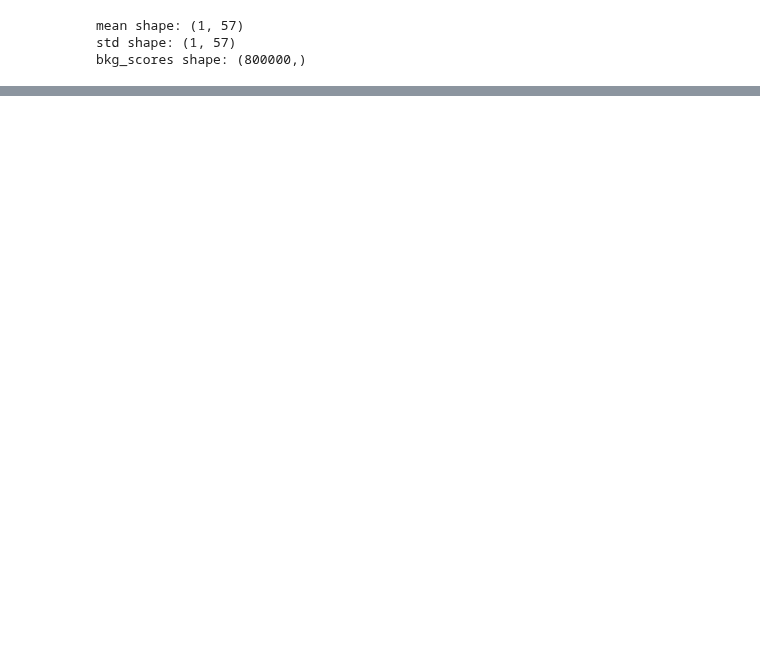
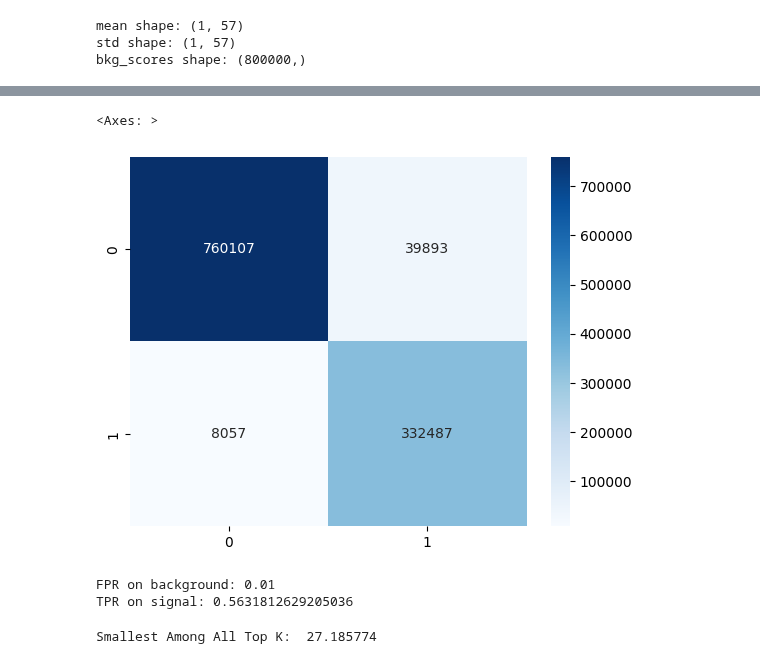
Before and after one commit to Muhammad-Ali-Murad10/lhc-anomaly-detection, a Jupyter notebook: CERN_Research_Colab_Code.ipynb, the cells around one changed output, grey strips where cells are left out. Saved outputs shown, nothing was run; the diff lists cells and outputs as text; code cells hidden in the pictures; blank space fills up the shorter version.

```diff
--- a/CERN_Research_Colab_Code.ipynb
+++ b/CERN_Research_Colab_Code.ipynb
@@ -354,0 +392,23 @@ The anomaly threshold, set at the 99.9th percentile of `bkg_scores`, is 8.4339.
+# %%
+import numpy as np
+from sklearn.metrics import precision_recall_curve
+
+precision, recall, thresholds = precision_recall_curve(y_true, scores)
+
+prec_aligned = precision[:-1]
+rec_aligned = recall[:-1]
+f1_scores = 2 * (prec_aligned * rec_aligned) / (prec_aligned + rec_aligned + np.finfo(float).eps)
+
+optimal_threshold_idx = np.argmax(f1_scores)
+print(f"Debug: Optimal threshold index (argmax result): {optimal_threshold_idx}")
+
+if optimal_threshold_idx >= len(thresholds):
+    print(f"Warning: optimal_threshold_idx ({optimal_threshold_idx}) is out of bounds for thresholds (size {len(thresholds)}). Adjusting index.")
+    optimal_threshold_idx = len(thresholds) - 1 # Fallback to the last valid index
+
+optimal_threshold = thresholds[optimal_threshold_idx]
+print(f"Optimal Threshold: {optimal_threshold}")
+
+y_pred = (scores >= optimal_threshold).astype(int)
+
+print("TPR at FPR 0.001:", tpr_at_fpr(fpr, tpr, 0.001))
@@ -354,0 +445,24 @@ The anomaly threshold, set at the 99.9th percentile of `bkg_scores`, is 8.4339.
+# %%
+from sklearn.metrics import confusion_matrix
+import seaborn as sns
+
+y_pred = (scores >= optimal_threshold).astype(int)
+
+conf_matrix = confusion_matrix(y_true, y_pred)
+sns.heatmap(conf_matrix, annot=True, fmt="d", cmap="Blues")
+# %% [output]
+<Axes: >
+[figure, added]
+# %%
+# For a given target FPR on background only:
+target_fpr = 0.01  # 1%
+thr = np.quantile(bkg_scores, 1 - target_fpr)
+
+fpr = np.mean(bkg_scores > thr)
+tpr = np.mean(sig_scores > thr)
+
+print("FPR on background:", fpr)
+print("TPR on signal:", tpr)
+# %% [output]
+FPR on background: 0.01
+TPR on signal: 0.5631812629205036
@@ -354,0 +474,4 @@ The anomaly threshold, set at the 99.9th percentile of `bkg_scores`, is 8.4339.
+# %%
+print("Smallest Among All Top K: ", topk_thr)
+# %% [output]
+Smallest Among All Top K:  27.185774
```
Also changed, not shown: parts of 46 cells of this notebook.
